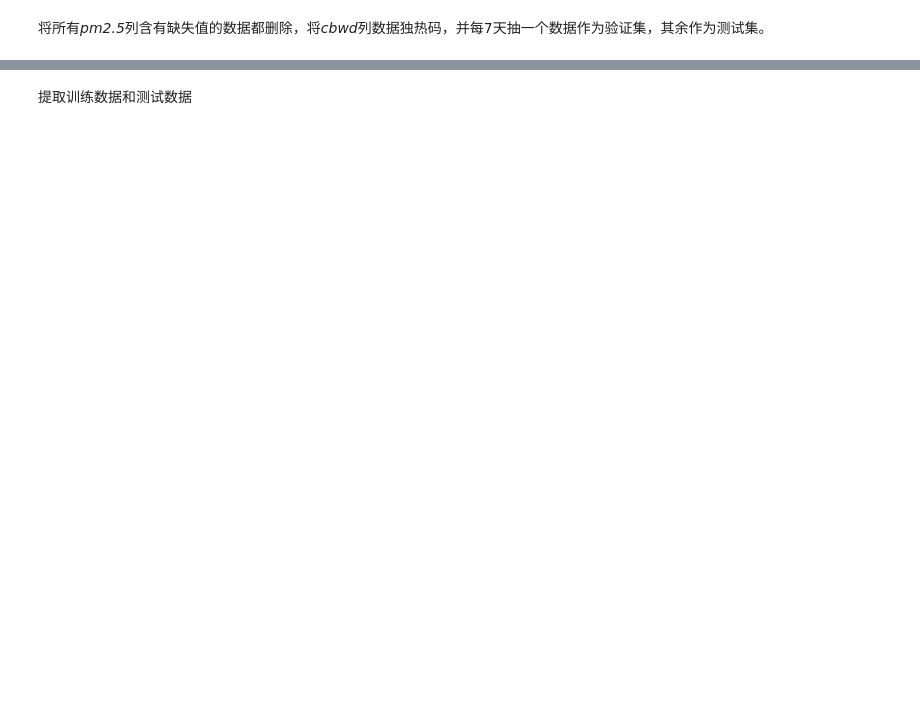
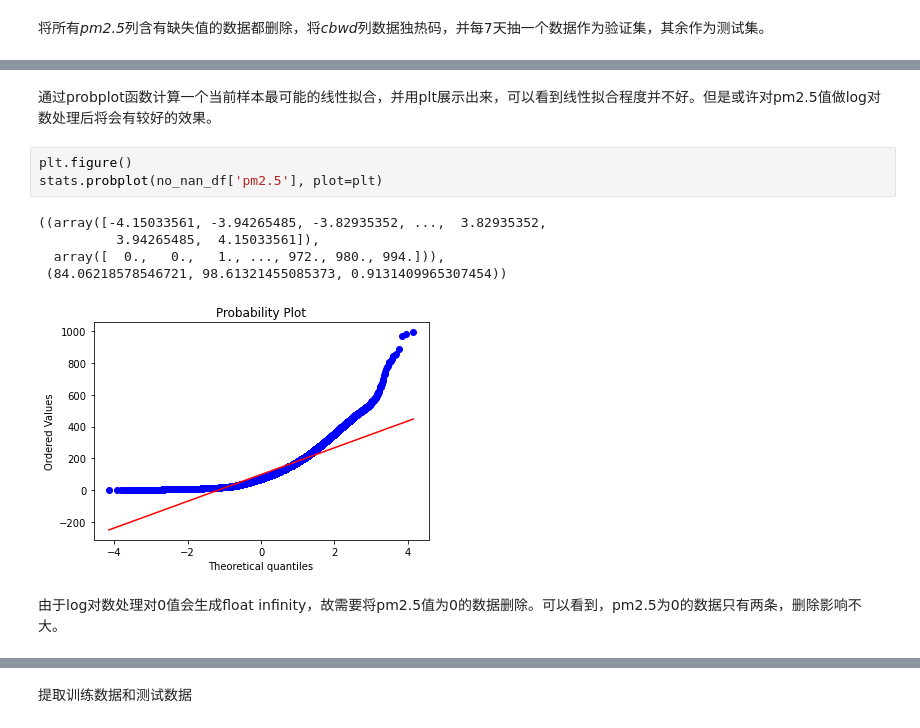
Before and after one commit to Lynchrocket/2022Spring-MA234-Intro_to_Big_Data_Analysis, a Jupyter notebook: project.ipynb, the cells around one changed output, grey strips where cells are left out. Saved outputs shown, nothing was run; the diff lists cells and outputs as text; blank space fills up the shorter version.

```diff
--- a/project.ipynb
+++ b/project.ipynb
@@ -46,0 +64,13 @@ no_nan_df['grade'] = no_nan_df['pm2.5'].apply(lambda x: 'low' if x<=35 else ('mi
+# %% [markdown]
+通过probplot函数计算一个当前样本最可能的线性拟合，并用plt展示出来，可以看到线性拟合程度并不好。但是或许对pm2.5值做log对数处理后将会有较好的效果。
+# %%
+plt.figure()
+stats.probplot(no_nan_df['pm2.5'], plot=plt)
+# %% [output]
+((array([-4.15033561, -3.94265485, -3.82935352, ...,  3.82935352,
+          3.94265485,  4.15033561]),
+  array([  0.,   0.,   1., ..., 972., 980., 994.])),
+ (84.06218578546721, 98.61321455085373, 0.9131409965307454))
+[figure, added]
+# %% [markdown]
+由于log对数处理对0值会生成float infinity，故需要将pm2.5值为0的数据删除。可以看到，pm2.5为0的数据只有两条，删除影响不大。
```
Also changed, not shown: parts of 68 cells of this notebook.
